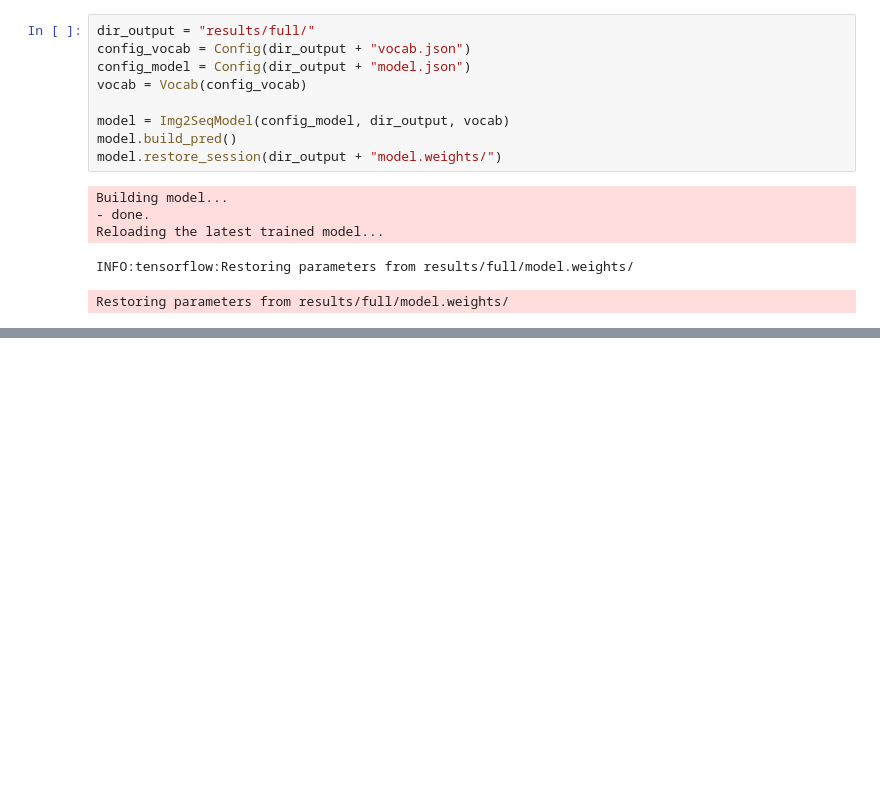
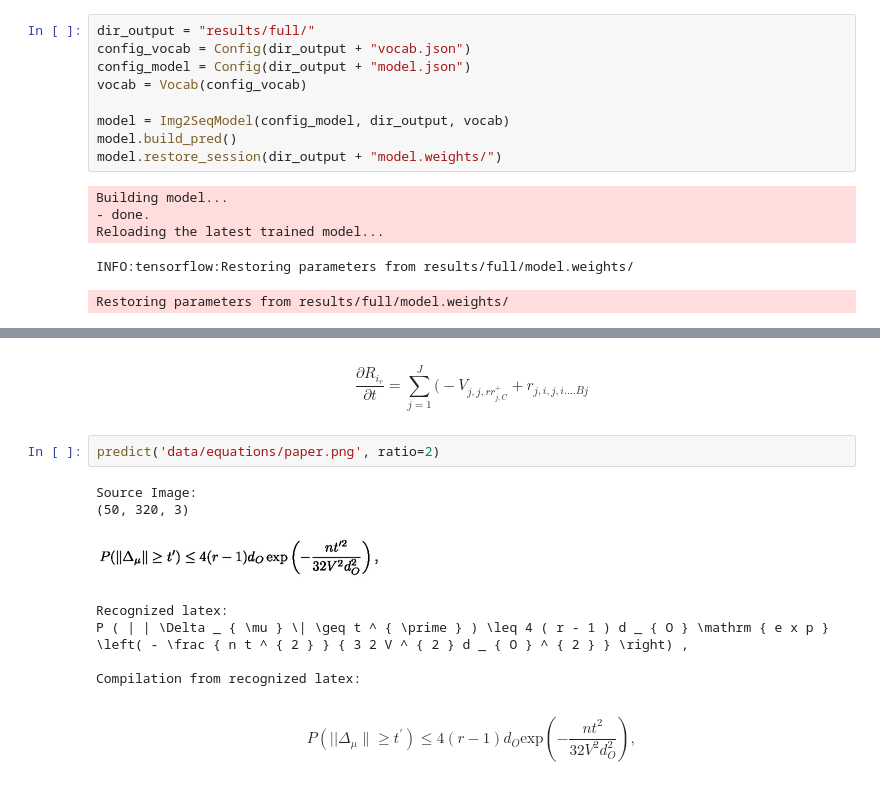
Before and after one commit to UW-COSMOS/latex-ocr, a Jupyter notebook: demo.ipynb, the cells around one changed output, grey strips where cells are left out. Saved outputs shown, nothing was run; the diff lists cells and outputs as text; blank space fills up the shorter version.

```diff
--- a/demo.ipynb
+++ b/demo.ipynb
@@ -64,0 +107,13 @@ $$I ^ { c } = \mp \frac { \pi b \sqrt { 1 - \Lambda a ^ { 2 } } } { 2 G } ~ ~ ,$
+# %% [markdown]
+$$\frac { \partial R _ { i _ { r } } } { \partial t } = \sum _ { j = 1 } ^ { J } \Big ( - V _ { j , j , r r }  _ { j , C } ^ { + } + r _ { j , i , j , i . . . . B j } $$
+# %%
+predict('data/equations/paper.png', ratio=2)
+# %% [output]
+Source Image:
+(50, 320, 3)
+[figure, added]
+Recognized latex:
+P ( | | \Delta _ { \mu } \| \geq t ^ { \prime } ) \leq 4 ( r - 1 ) d _ { O } \mathrm { e x p } \left( - \frac { n t ^ { 2 } } { 3 2 V ^ { 2 } d _ { O } ^ { 2 } } \right) ,
+
+Compilation from recognized latex:
+$$P ( | | \Delta _ { \mu } \| \geq t ^ { \prime } ) \leq 4 ( r - 1 ) d _ { O } \mathrm { e x p } \left( - \frac { n t ^ { 2 } } { 3 2 V ^ { 2 } d _ { O } ^ { 2 } } \right) ,$$
```
Also changed, not shown: parts of 7 cells of this notebook, 2 other files.
